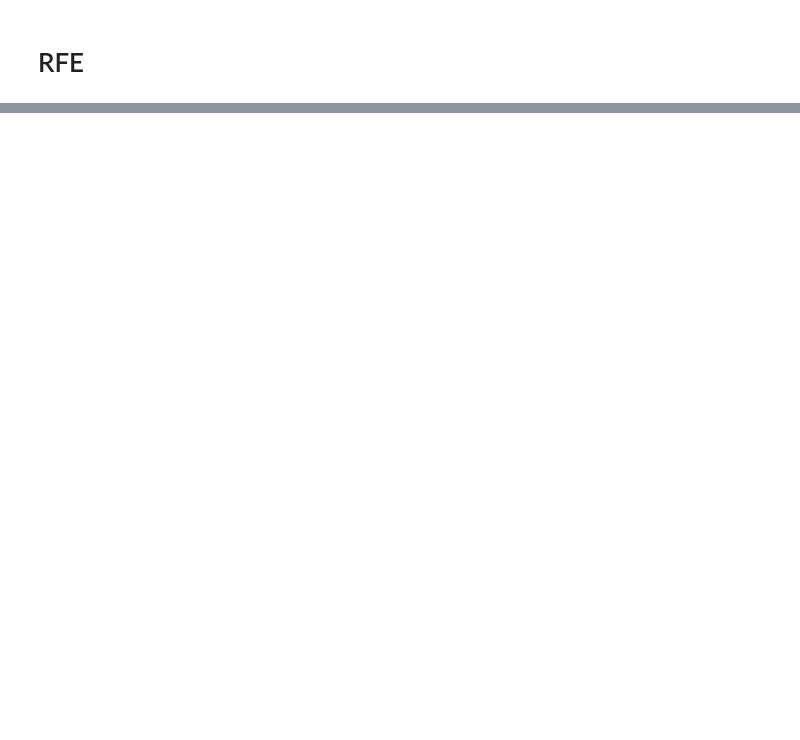
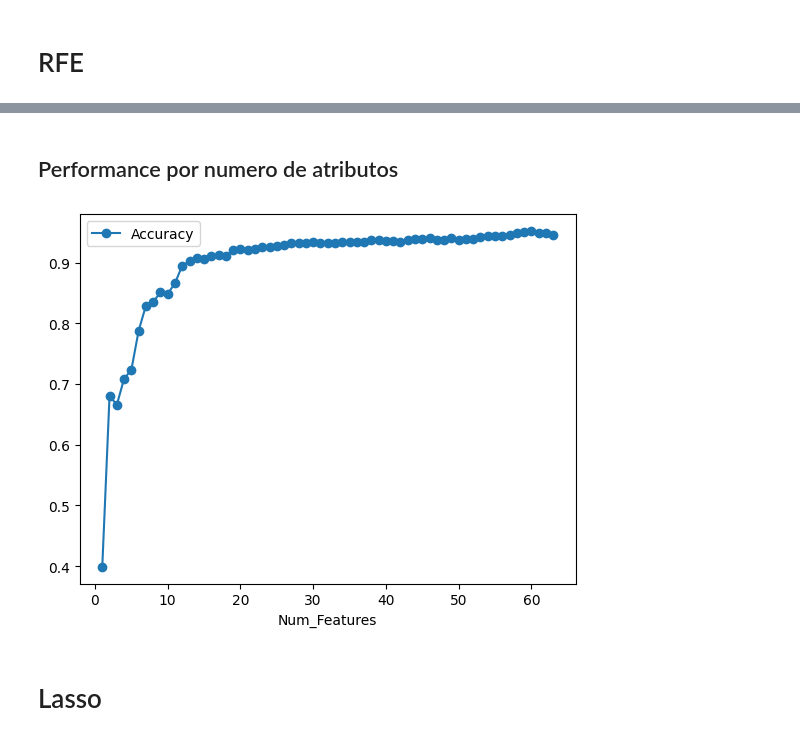
Before and after one commit to JonasCGN/Topicos_Especiais_Em_Computacao, a Jupyter notebook: 2_Trabalho/main.ipynb, the cells around one changed output, grey strips where cells are left out. Cells and saved outputs as stored; diff of their text form; code cells hidden in the pictures; blank space fills up the shorter version.

```diff
--- a/2_Trabalho/main.ipynb
+++ b/2_Trabalho/main.ipynb
@@ -133,2 +148,8 @@ else:
+# %%
+x_train = X_scaled_train
+y_train = dataframe_y_train.values.ravel()
+
+x_test = X_scaled_test
+y_test = dataframe_y_test.values.ravel()
 # %%
 model = LogisticRegression(max_iter=1000)
@@ -186,0 +187,25 @@ tabela_ranking.head(10)
+# %% [markdown]
+## Performance por numero de atributos
+# %%
+n_features = X_scaled_test.shape[1]
+scores = []
+
+for k in range(1, componentes_90 + 1):
+    x_test_selected = x_test[:, rfe.ranking_ <= k]
+    y_test_selected = y_test
+
+    x_train_selected = x_train[:, rfe.ranking_ <= k]
+    y_train_selected = y_train
+
+    model_test = LogisticRegression(max_iter=1000)
+    model_test.fit(x_train_selected, y_train_selected)
+
+    acc = model_test.score(x_test_selected, y_test_selected)
+    scores.append((k, acc))
+# %%
+df_test = pd.DataFrame(scores, columns=['Num_Features', 'Accuracy'])
+df_test.plot(x='Num_Features', y='Accuracy', marker='o');
+# %% [output]
+[figure, added]
+# %% [markdown]
+# Lasso
```
Also changed, not shown: parts of 23 cells of this notebook, 1 other file.
